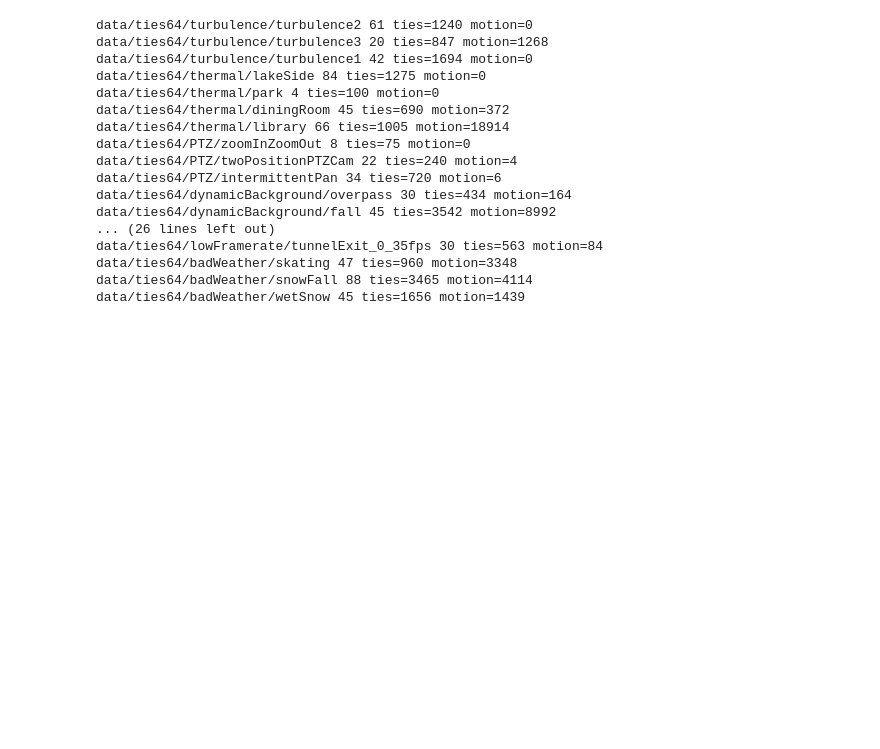
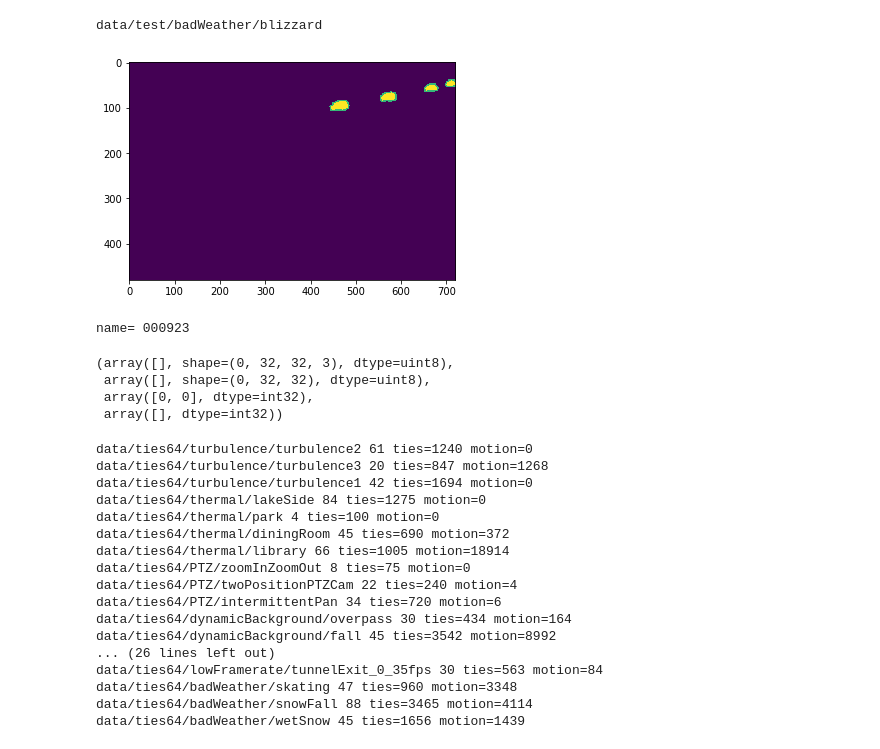
Before and after one commit to nvvaulin/gmm_segmentation, a Jupyter notebook: generate_dataset.ipynb, the cells around one changed output. Drawn from its saved outputs; the diff is of its cells as text; code cells hidden in the pictures; blank space fills up the shorter version.

```diff
--- a/generate_dataset.ipynb
+++ b/generate_dataset.ipynb
@@ -16,3 +246,34 @@ from dataset_tools import *
+# %%
+dataset,length,tie_size,min_motion,min_roi = 'data/test',32,32,0.01,0.5
+for in_dir in iterate_folders(dataset):
+        print in_dir
+        all_motion = None
+        all_names = None
+        for batch_num,(names,imgs,masks) in enumerate(iterate_bathced(in_dir,length)):
+            plt.imshow(masks[23])
+            plt.show()
+            print 'name=',names[23]
+            ties, masks,positions = process_batch(imgs,masks,tie_size,tie_size,min_roi)
+            motion = get_motion(ties,masks,positions,min_motion,batch_num*length)
+            if(all_motion is None):
+                all_motion = motion
+                all_names = names
+            else:
+                all_motion = merge_motion_ties(all_motion,motion)
+                all_names = all_names+names
+            break
+        break
+# %% [output]
+data/test/badWeather/blizzard
+[figure, added]
+name= 000923
+# %%
+all_motion[0]
+# %% [output]
+(array([], shape=(0, 32, 32, 3), dtype=uint8),
+ array([], shape=(0, 32, 32), dtype=uint8),
+ array([0, 0], dtype=int32),
+ array([], dtype=int32))
 # %%
 def get_motion_ties(img,_mask,t_size):
     mask = np.zeros_like(_mask,dtype=np.float32)
```
Also changed, not shown: parts of 4 cells of this notebook, 8 other files.
